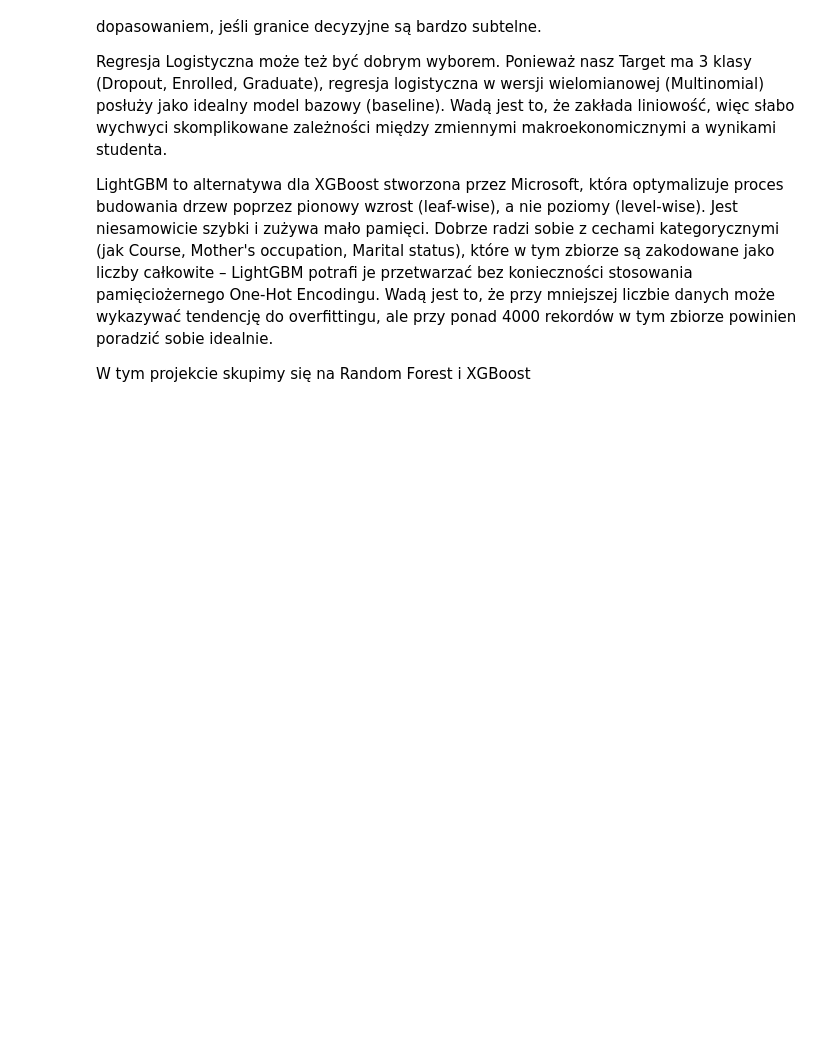
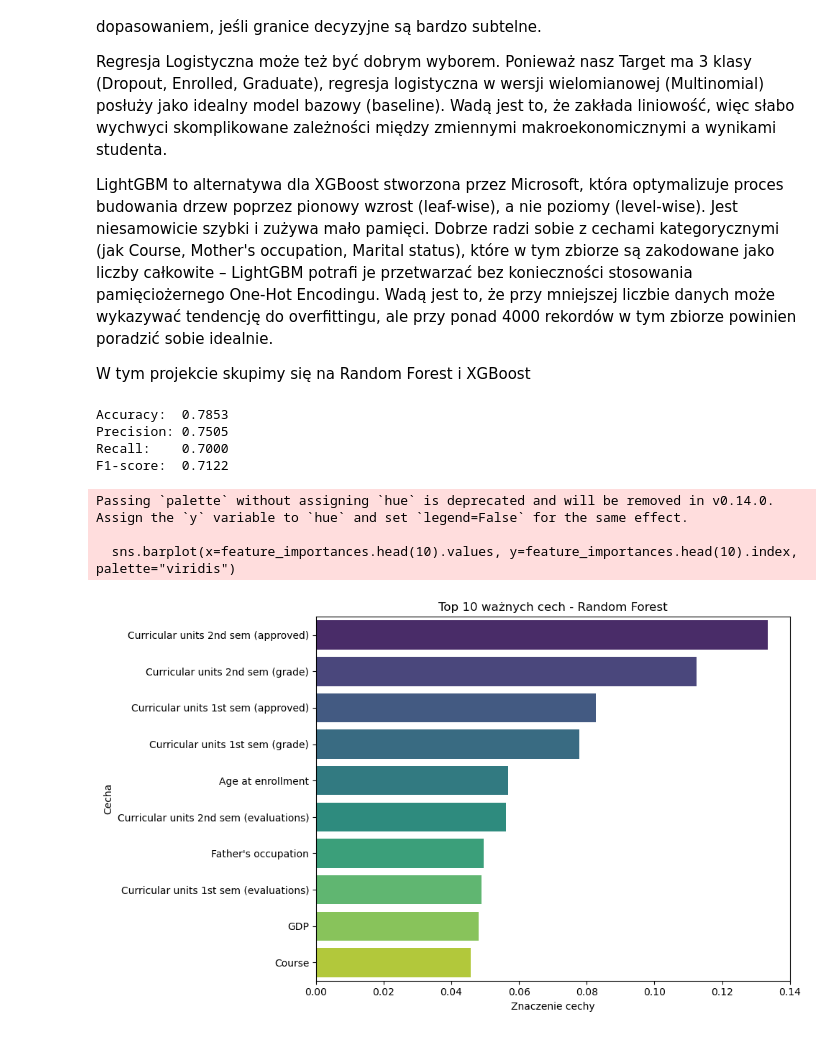
Before and after one commit to BladyWlodek/ProjektPMiNAI, a Jupyter notebook: model.ipynb, the cells around one changed output. Saved outputs shown, nothing was run; the diff lists cells and outputs as text; code cells hidden in the pictures; blank space fills up the shorter version.

Commit message:
dodano dwa modele itp

```diff
--- a/model.ipynb
+++ b/model.ipynb
@@ -264,3 +264,43 @@ Jest niesamowicie szybki i zużywa mało pamięci. Dobrze radzi sobie z cechami
 
 
 W tym projekcie skupimy się na Random Forest i XGBoost
+# %%
+rf_model = RandomForestClassifier(
+    n_estimators=200,
+    random_state=42,
+    n_jobs=-1,
+    class_weight="balanced"
+)
+
+rf_model.fit(X_train, y_train)
+
+y_pred = rf_model.predict(X_test)
+
+accuracy = accuracy_score(y_test, y_pred)
+precision = precision_score(y_test, y_pred, average="macro")
+recall = recall_score(y_test, y_pred, average="macro")
+f1 = f1_score(y_test, y_pred, average="macro")
+
+print(f"Accuracy:  {accuracy:.4f}")
+print(f"Precision: {precision:.4f}")
+print(f"Recall:    {recall:.4f}")
+print(f"F1-score:  {f1:.4f}")
+
+feature_importances = pd.Series(rf_model.feature_importances_, index=X_train.columns).sort_values(ascending=False)
+
+plt.figure(figsize=(10, 6))
+sns.barplot(x=feature_importances.head(10).values, y=feature_importances.head(10).index, palette="viridis")
+plt.title("Top 10 ważnych cech - Random Forest")
+plt.xlabel("Znaczenie cechy")
+plt.ylabel("Cecha")
+plt.tight_layout()
+plt.show()
+# %% [output]
+Accuracy:  0.7853
+Precision: 0.7505
+Recall:    0.7000
+F1-score:  0.7122
+Passing `palette` without assigning `hue` is deprecated and will be removed in v0.14.0. Assign the `y` variable to `hue` and set `legend=False` for the same effect.
+
+  sns.barplot(x=feature_importances.head(10).values, y=feature_importances.head(10).index, palette="viridis")
+[figure, added]
```
Also changed, not shown: parts of 2 cells of this notebook.
